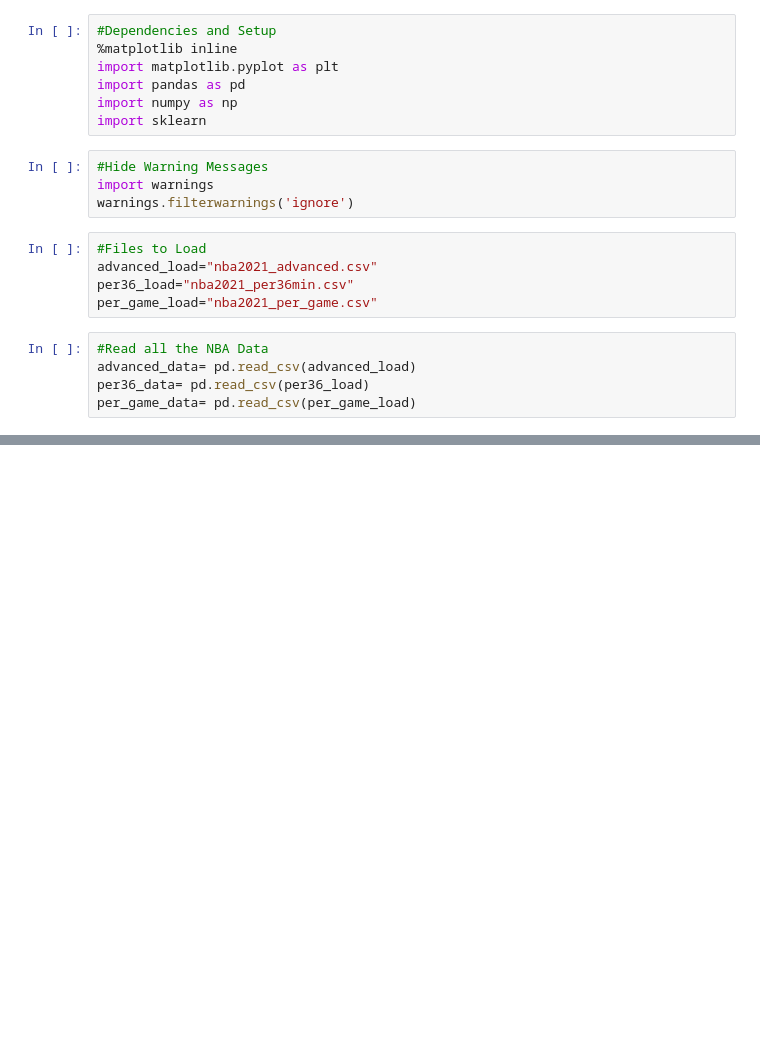
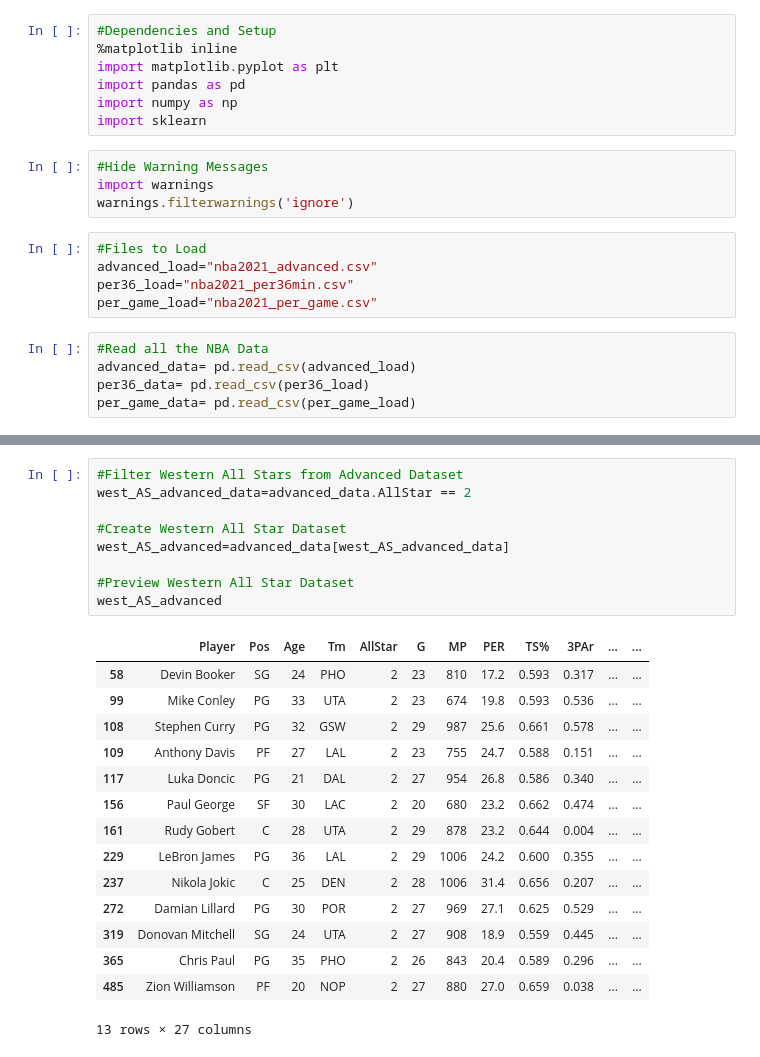
Before and after one commit to shamiltajuddin/NBA-data-21, a Jupyter notebook: NBA_Visuals21.ipynb, the cells around one changed output, grey strips where cells are left out. Saved outputs shown, nothing was run; the diff lists cells and outputs as text; blank space fills up the shorter version.

```diff
--- a/NBA_Visuals21.ipynb
+++ b/NBA_Visuals21.ipynb
@@ -63,0 +81,25 @@ SyntaxError: invalid syntax (<ipython-input-32-82751ee019f4>, line 2)
+# %%
+#Filter Western All Stars from Advanced Dataset
+west_AS_advanced_data=advanced_data.AllStar == 2
+
+#Create Western All Star Dataset
+west_AS_advanced=advanced_data[west_AS_advanced_data]
+
+#Preview Western All Star Dataset
+west_AS_advanced
+# %% [output]
+|  | Player | Pos | Age | Tm | AllStar | G | MP | PER | TS% | 3PAr | ... | ... |
+| 58 | Devin Booker | SG | 24 | PHO | 2 | 23 | 810 | 17.2 | 0.593 | 0.317 | ... | ... |
+| 99 | Mike Conley | PG | 33 | UTA | 2 | 23 | 674 | 19.8 | 0.593 | 0.536 | ... | ... |
+| 108 | Stephen Curry | PG | 32 | GSW | 2 | 29 | 987 | 25.6 | 0.661 | 0.578 | ... | ... |
+| 109 | Anthony Davis | PF | 27 | LAL | 2 | 23 | 755 | 24.7 | 0.588 | 0.151 | ... | ... |
+| 117 | Luka Doncic | PG | 21 | DAL | 2 | 27 | 954 | 26.8 | 0.586 | 0.340 | ... | ... |
+| 156 | Paul George | SF | 30 | LAC | 2 | 20 | 680 | 23.2 | 0.662 | 0.474 | ... | ... |
+| 161 | Rudy Gobert | C | 28 | UTA | 2 | 29 | 878 | 23.2 | 0.644 | 0.004 | ... | ... |
+| 229 | LeBron James | PG | 36 | LAL | 2 | 29 | 1006 | 24.2 | 0.600 | 0.355 | ... | ... |
+| 237 | Nikola Jokic | C | 25 | DEN | 2 | 28 | 1006 | 31.4 | 0.656 | 0.207 | ... | ... |
+| 272 | Damian Lillard | PG | 30 | POR | 2 | 27 | 969 | 27.1 | 0.625 | 0.529 | ... | ... |
+| 319 | Donovan Mitchell | SG | 24 | UTA | 2 | 27 | 908 | 18.9 | 0.559 | 0.445 | ... | ... |
+| 365 | Chris Paul | PG | 35 | PHO | 2 | 26 | 843 | 20.4 | 0.589 | 0.296 | ... | ... |
+| 485 | Zion Williamson | PF | 20 | NOP | 2 | 27 | 880 | 27.0 | 0.659 | 0.038 | ... | ... |
+13 rows × 27 columns
```
Also changed, not shown: parts of 8 cells of this notebook.
